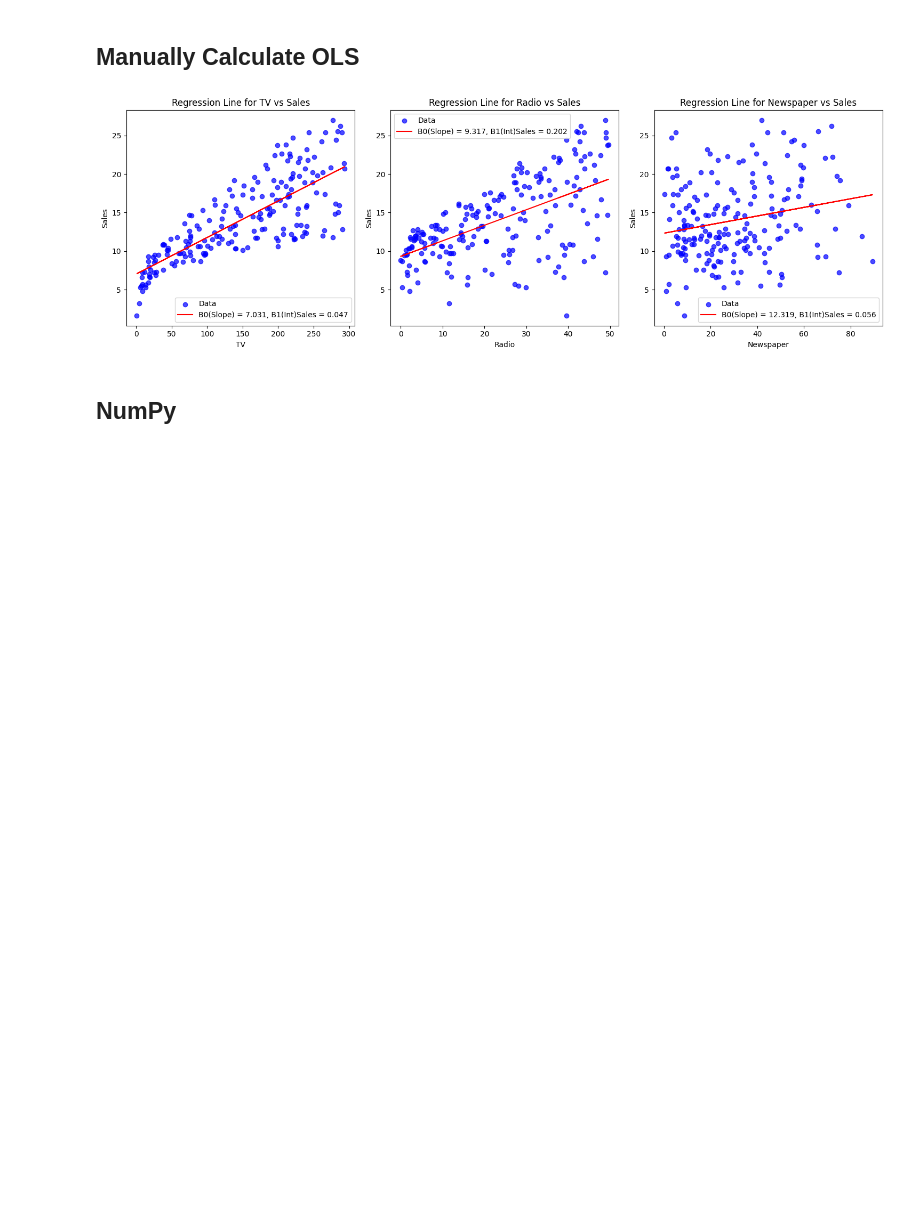
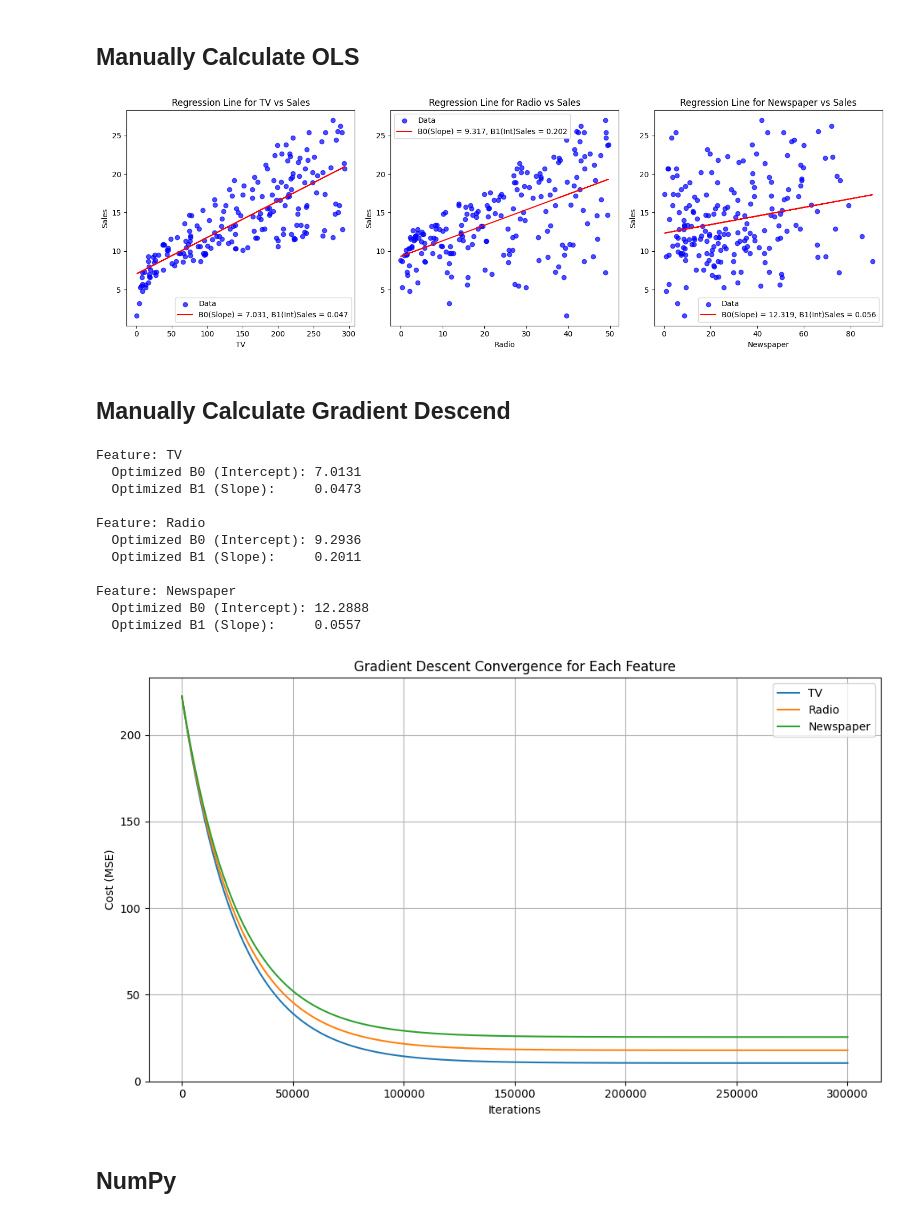
Before and after one commit to alextianyf/LinearRegression-CaseStudy-Spend-Sale-Prediction, a Jupyter notebook: 01-Simple-LinearRegression.ipynb, the cells around one changed output. Saved outputs shown, nothing was run; the diff lists cells and outputs as text; code cells hidden in the pictures; blank space fills up the shorter version.

```diff
--- a/01-Simple-LinearRegression.ipynb
+++ b/01-Simple-LinearRegression.ipynb
@@ -157,6 +159,76 @@ plt.tight_layout()
 plt.show()
 # %% [output]
 [figure]
+# %% [markdown]
+## Manually Calculate Gradient Descend
+# %%
+features = [col for col in df.columns if col != 'Sales']
+y = df["Sales"].values
+alpha = 0.00001
+epochs = 300000
+n = len(y)
+
+results = {}
+
+for feature in features:
+    X_raw = df[feature].values
+    X = (X_raw - np.mean(X_raw)) / np.std(X_raw)  # 标准化
+
+    B0, B1 = 0, 0
+    cost_history = []
+
+    # Batch Gradient Descent
+    for _ in range(epochs):
+        y_pred = B0 + B1 * X
+        error = y - y_pred
+
+        dB0 = -2 * np.sum(error) / n
+        dB1 = -2 * np.sum(error * X) / n
+
+        B0 -= alpha * dB0
+        B1 -= alpha * dB1
+
+        cost = np.mean(error ** 2)
+        cost_history.append(cost)
+
+    # 转换为原始尺度
+    B1_original = B1 / np.std(X_raw)
+    B0_original = B0 - B1_original * np.mean(X_raw)
+
+    results[feature] = {
+        'B0': B0_original,
+        'B1': B1_original,
+        'cost_history': cost_history
+    }
+
+    print(f"\nFeature: {feature}")
+    print(f"  Optimized B0 (Intercept): {B0_original:.4f}")
+    print(f"  Optimized B1 (Slope):     {B1_original:.4f}")
+
+# 可视化每个特征的收敛曲线（可选）
+plt.figure(figsize=(10, 6))
+for feature in features:
+    plt.plot(results[feature]['cost_history'], label=feature)
+plt.xlabel("Iterations")
+plt.ylabel("Cost (MSE)")
+plt.title("Gradient Descent Convergence for Each Feature")
+plt.legend()
+plt.grid(True)
+plt.tight_layout()
+plt.show()
+# %% [output]
+Feature: TV
+  Optimized B0 (Intercept): 7.0131
+  Optimized B1 (Slope):     0.0473
+
+Feature: Radio
+  Optimized B0 (Intercept): 9.2936
+  Optimized B1 (Slope):     0.2011
+
+Feature: Newspaper
+  Optimized B0 (Intercept): 12.2888
+  Optimized B1 (Slope):     0.0557
+[figure, added]
 # %% [markdown]
 ## NumPy
 # %%
```
Also changed, not shown: parts of 8 cells of this notebook, 1 other file.
